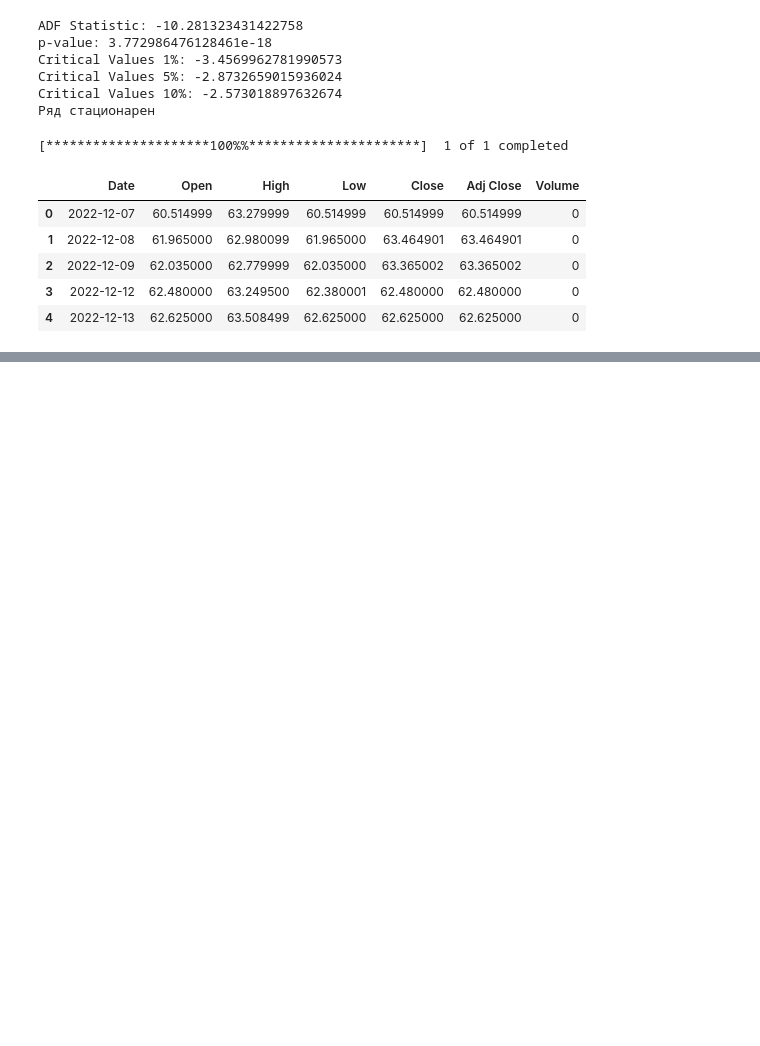
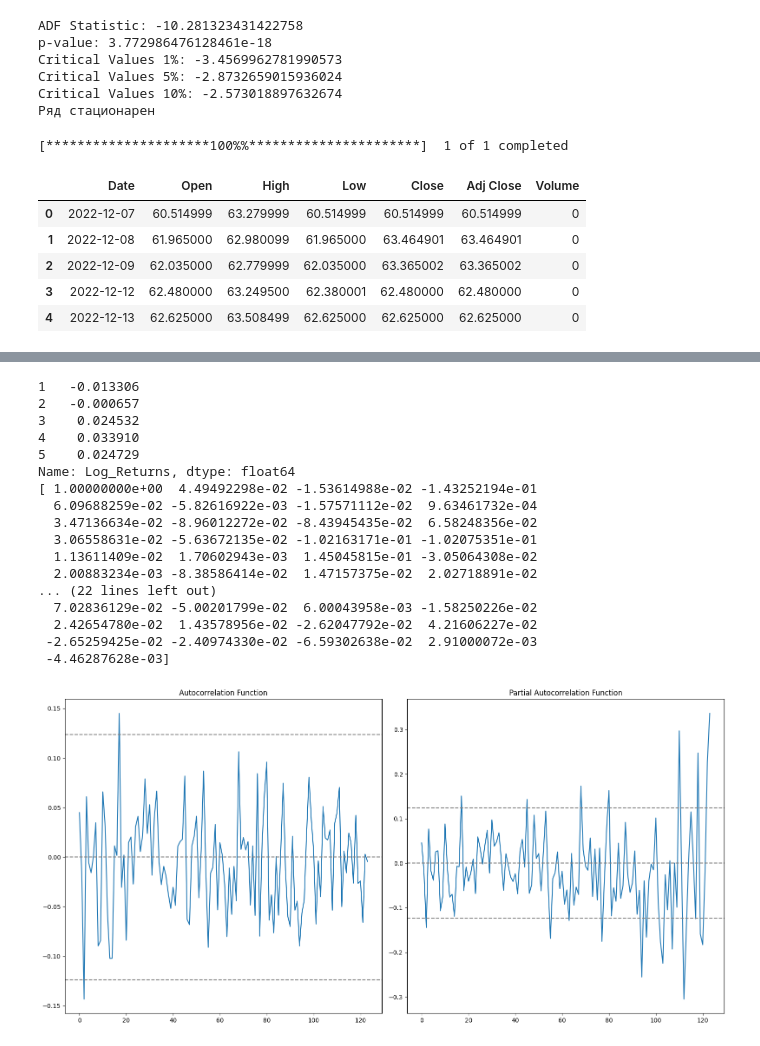
Before and after one commit to insani7y/mipt-financial-technologies, a Jupyter notebook: 1-semester/econometrics/task-3.ipynb, the cells around one changed output, grey strips where cells are left out. Cells and saved outputs as stored; diff of their text form; code cells hidden in the pictures; blank space fills up the shorter version.

```diff
--- a/1-semester/econometrics/task-3.ipynb
+++ b/1-semester/econometrics/task-3.ipynb
@@ -170,3 +170,57 @@ Covariance Type:            nonrobust
 
 Notes:
 [1] Standard Errors assume that the covariance matrix of the errors is correctly specified.
+# %%
+import pandas as pd
+import numpy as np
+import matplotlib.pyplot as plt
+from statsmodels.tsa.stattools import acf, pacf
+
+
+oil_data['Log_Returns'] = oil_data['Log_Returns'].dropna()
+kek = oil_data['Log_Returns'].dropna()
+print(kek.head())
+
+# Расчет ACF и PACF
+lag_acf = acf(kek, nlags=124)
+lag_pacf = pacf(kek, nlags=124, method='ols')
+
+# Построение графиков ACF и PACF
+plt.figure(figsize=(16, 8))
+print(lag_acf)
+# График ACF
+plt.subplot(121)
+plt.plot(lag_acf[1:])
+plt.axhline(y=0, linestyle='--', color='gray')
+plt.axhline(y=-1.96/np.sqrt(len(kek)), linestyle='--', color='gray')
+plt.axhline(y=1.96/np.sqrt(len(kek)), linestyle='--', color='gray')
+plt.title('Autocorrelation Function')
+
+plt.subplot(122)
+plt.plot(lag_pacf[1:])
+plt.axhline(y=0, linestyle='--', color='gray')
+plt.axhline(y=-1.96/np.sqrt(len(kek)), linestyle='--', color='gray')
+plt.axhline(y=1.96/np.sqrt(len(kek)), linestyle='--', color='gray')
+plt.title('Partial Autocorrelation Function')
+
+plt.tight_layout()
+plt.show()
+# %% [output]
+1   -0.013306
+2   -0.000657
+3    0.024532
+4    0.033910
+5    0.024729
+Name: Log_Returns, dtype: float64
+[ 1.00000000e+00  4.49492298e-02 -1.53614988e-02 -1.43252194e-01
+  6.09688259e-02 -5.82616922e-03 -1.57571112e-02  9.63461732e-04
+  3.47136634e-02 -8.96012272e-02 -8.43945435e-02  6.58248356e-02
+  3.06558631e-02 -5.63672135e-02 -1.02163171e-01 -1.02075351e-01
+  1.13611409e-02  1.70602943e-03  1.45045815e-01 -3.05064308e-02
+  2.00883234e-03 -8.38586414e-02  1.47157375e-02  2.02718891e-02
+... (22 lines left out)
+  7.02836129e-02 -5.00201799e-02  6.00043958e-03 -1.58250226e-02
+  2.42654780e-02  1.43578956e-02 -2.62047792e-02  4.21606227e-02
+ -2.65259425e-02 -2.40974330e-02 -6.59302638e-02  2.91000072e-03
+ -4.46287628e-03]
+[figure, added]
```
Also changed, not shown: parts of 3 cells of this notebook, 1 other file.
